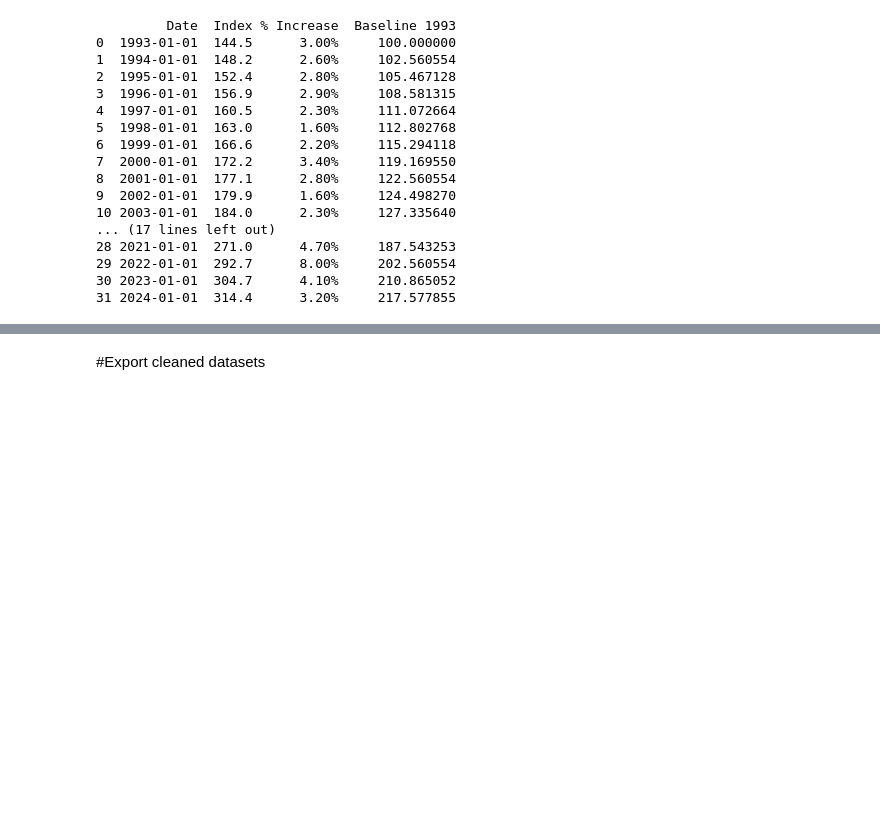
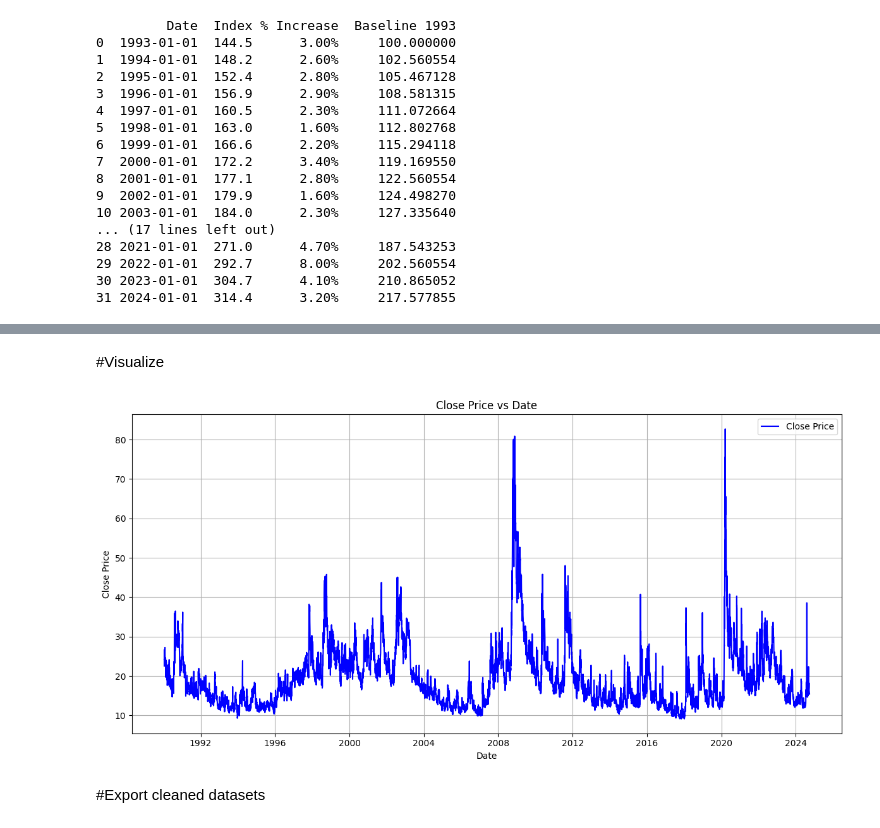
Before and after one commit to DarceCat/Adrian-Milroy, a Jupyter notebook: Financial_Asset_Cleaning.ipynb, the cells around one changed output, grey strips where cells are left out. Saved outputs shown, nothing was run; the diff lists cells and outputs as text; code cells hidden in the pictures; blank space fills up the shorter version.

```diff
--- a/Financial_Asset_Cleaning.ipynb
+++ b/Financial_Asset_Cleaning.ipynb
@@ -715,0 +798,10 @@ print(df_inflation_raw)
+# %%
+# Drop rows where all specified columns have missing values
+df_vix.dropna(subset=['Date'], how='all', inplace=True)
+df_vix = df_vix.reset_index(drop=True)
+# Print the number of missing values per column
+print("___Missing Values___")
+print(df_vix.isnull().sum())
+print(df_vix.dtypes)
+# Display the DataFrame with the new index
+print(df_vix)
@@ -716,3 +826,27 @@ print(df_inflation_raw)
+# %% [markdown]
+#Visualize
+# %%
+import pandas as pd
+import matplotlib.pyplot as plt
+
+# Assuming df_vix is your DataFrame
+
+# Ensure 'Date' is in datetime format
+df_vix['Date'] = pd.to_datetime(df_vix['Date'])
+df_vix['Close'] = pd.to_numeric(df_vix['Close'], errors='coerce')
+
+# Plotting Close price vs Date
+plt.figure(figsize=(12, 6))  # Set the figure size
+plt.plot(df_vix['Date'], df_vix['Close'], color='blue', label='Close Price')  # Plot the close price
+plt.title('Close Price vs Date')  # Title of the plot
+plt.xlabel('Date')  # X-axis label
+plt.ylabel('Close Price')  # Y-axis label
+plt.grid(True)  # Show grid lines for better readability
+plt.legend()  # Show legend
+plt.tight_layout()  # Adjust layout
+plt.show()  # Display the plot
+# %% [output]
+[figure, added]
 # %% [markdown]
 #Export cleaned datasets
 # %%
```
Also changed, not shown: parts of 9 cells of this notebook.
